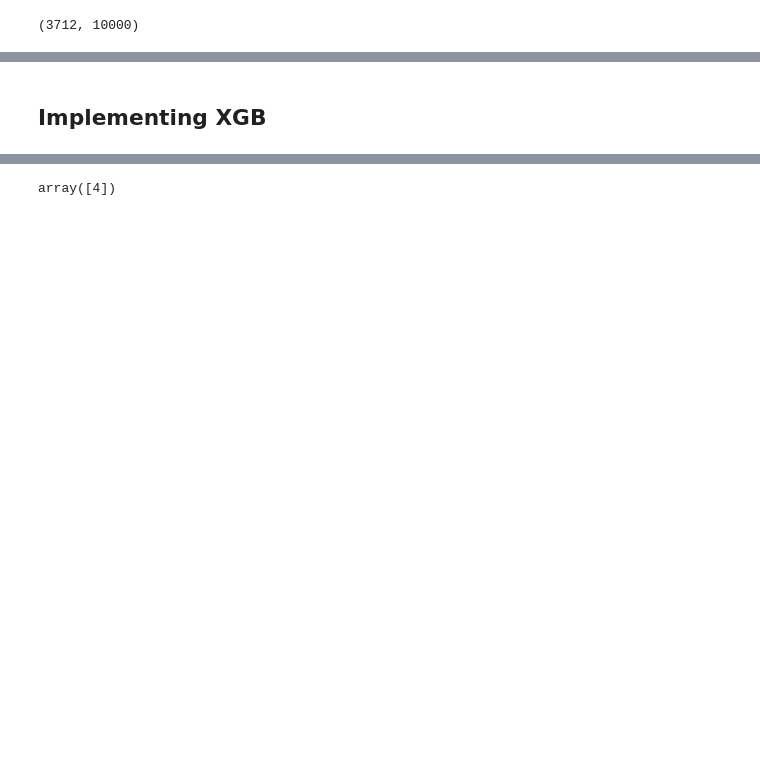
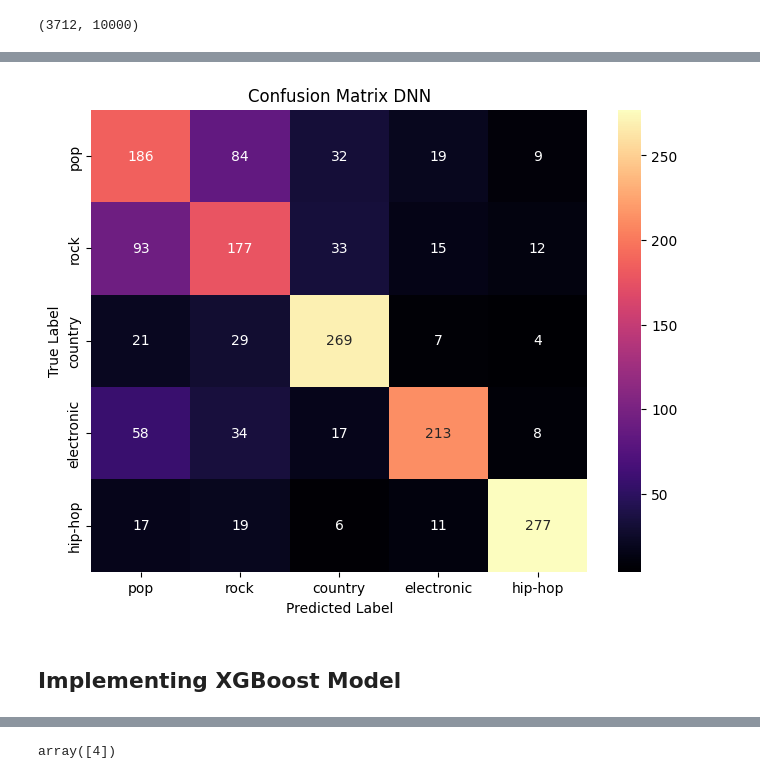
Before and after one commit to Akashdip-N/Predicting-song-genre-using-NLP, a Jupyter notebook: x23218461.ipynb, the cells around one changed output, grey strips where cells are left out. Cells and saved outputs as stored; diff of their text form; code cells hidden in the pictures; blank space fills up the shorter version.

```diff
--- a/x23218461.ipynb
+++ b/x23218461.ipynb
@@ -52,6 +57,9 @@ new_dataset['Genre'].unique()
 # %% [output]
 array(['Rock', 'Metal', 'Pop', 'Indie', 'R&B', 'Hip-Hop', 'Country',
        'Jazz', 'Electronic', 'Folk'], dtype=object)
+# %%
+# Storing the Music Genre Names into a variable
+class_names = ['pop', 'rock', 'country', 'electronic', 'hip-hop']
 # %%
 new_dataset = new_dataset[
     (new_dataset['Genre'] == 'Hip-Hop') |
@@ -334 +345,5 @@ array([[0.14082678, 0.21120767, 0.02731928, 0.07944574, 0.5412005 ]],
       dtype=float32)
+# %%
+# Predict on the test set
+y_pred = model_DNN.predict(X_test)
+y_pred_classes = np.argmax(y_pred, axis=1)
@@ -335,3 +397,16 @@ array([[0.14082678, 0.21120767, 0.02731928, 0.07944574, 0.5412005 ]],
+# %%
+# Generate the confusion matrix
+conf_matrix = confusion_matrix(y_test, y_pred_classes)
+# %%
+# Plot the confusion matrix
+plt.figure(figsize=(8, 6))
+sns.heatmap(conf_matrix, annot=True, fmt='d', cmap='magma', xticklabels=class_names, yticklabels=class_names)
+plt.title('Confusion Matrix DNN')
+plt.xlabel('Predicted Label')
+plt.ylabel('True Label')
+plt.show()
+# %% [output]
+[figure, added]
 # %% [markdown]
-## Implementing XGB
+## Implementing XGBoost Model
 # %%
```
Also changed, not shown: parts of 47 cells of this notebook.
